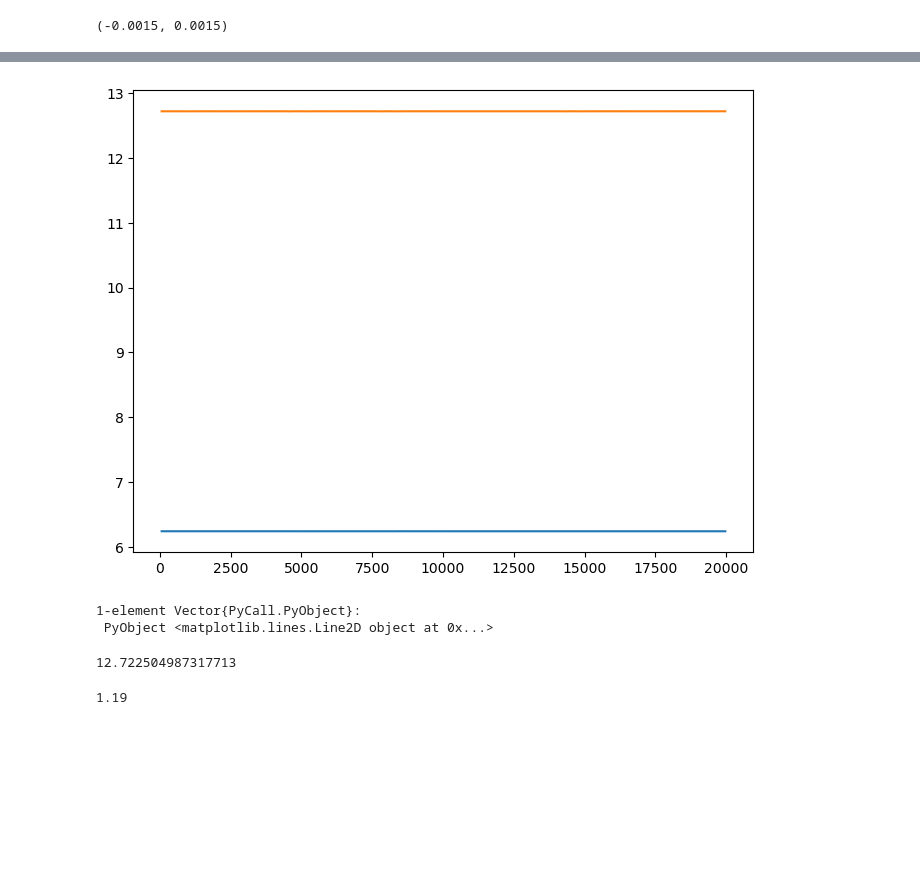
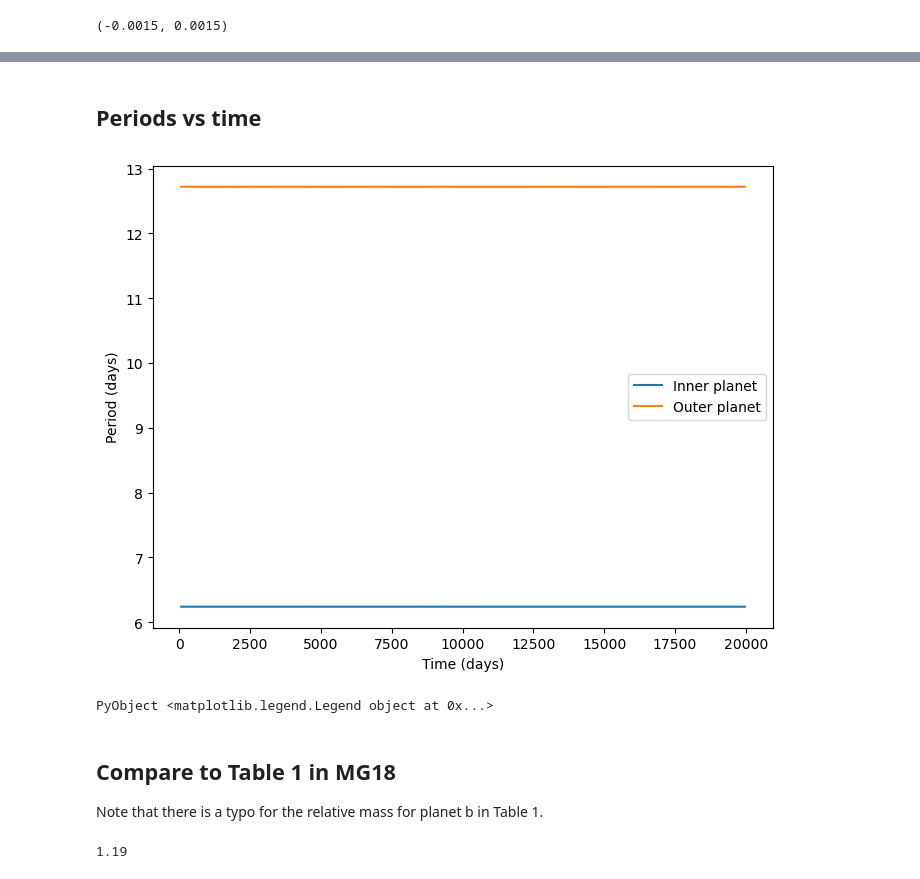
Before and after one commit to tnw-chatc/PeriodicOrbitTTV.jl, a Jupyter notebook: examples/kepler25_reproduce_01.ipynb, the cells around one changed output, grey strips where cells are left out. Cells and saved outputs as stored; diff of their text form; code cells hidden in the pictures; blank space fills up the shorter version.

```diff
--- a/examples/kepler25_reproduce_01.ipynb
+++ b/examples/kepler25_reproduce_01.ipynb
@@ -168,7 +168,6 @@ po_weight = 1e8
 ydata = vcat(fill(0., 9nplanet-1), tt_data[:,3]);
 xdata = fill(0., length(ydata));
 ydata_w = vcat(fill(po_weight, 4nplanet-2), zeros(5nplanet+1), abs2.(1 ./ tt_data[:,4]));
-# ydata_w = vcat(fill(po_weight, 4nplanet-2), zeros(5nplanet+1), fill(abs2.(1 ./ (3. /(24*3600))), 50));
 
 wrapper_residues(_, θ) = residues(θ, [0.], [0.], 2, orbparams, tt_data, scaler)
 
@@ -183,15 +182,8 @@ function llhood_jac(_, θ)
     return jac .* scaler'
 end
 
-# current_optvec = [0.001409115670679096, 0.0002127837898910613, -0.2109527372441074, 2.9252334387466017, 3.2483419244527783, 6.239141712030713, 2.731691662210383e-5, 3.6696072322970227e-5, 2.039143455066162, -0.0014697516319838867, 12.242888276126356] ./ scaler
-
-# fitres = curve_fit(wrapper_residues, llhood_jac, xdata, ydata, ydata_w, current_optvec, lower=lower_bounds, upper=upper_bounds; show_trace=true, maxIter=500);
-# omegas_list = deg2rad.(LinRange(-180, 180, 21)) .+ 0.0010
-
 fitres = try
-    curve_fit(wrapper_residues, llhood_jac, xdata, ydata, ydata_w, current_optvec, lower=lower_bounds, upper=upper_bounds; show_trace=true, maxIter=200);
+    curve_fit(wrapper_residues, llhood_jac, xdata, ydata, ydata_w, current_optvec, lower=lower_bounds, upper=upper_bounds; show_trace=false, maxIter=2000);
 catch e
     @warn e #"An error occurred in trial $i."
 end;
-# @show sum(abs2, fitres.resid)
-# @show fitres.param .* scaler
@@ -449,16 +411,22 @@ ax.plot(times, rem2pi.(lambda_1 - 2lambda_2 + ω1, RoundNearest))
+# %% [markdown]
+## Periods vs time
 # %%
 fig, ax = subplots(figsize=(8,6))
 
-ax.plot(times, P1)
-ax.plot(times, P2)
+ax.plot(times, P1, label="Inner planet")
+ax.plot(times, P2, label="Outer planet")
+
+ax.set_xlabel("Time (days)")
+ax.set_ylabel("Period (days)")
+
+ax.legend()
 # %% [output]
-[figure, old version]
+[figure, new version]
-1-element Vector{PyCall.PyObject}:
- PyObject <matplotlib.lines.Line2D object at 0x...>
+PyObject <matplotlib.legend.Legend object at 0x...>
-# %%
-get_orbital_elements(orbit_1.s, orbit_1.ic)[3].P
-# %% [output]
-12.722504987317713
+# %% [markdown]
+## Compare to Table 1 in MG18
+
+Note that there is a typo for the relative mass for planet b in Table 1.
 # %%
 ME = 5.972e24 # Earth mass (kg)
 MSUN = 1.99e30 # Sun mass (kg)
```
Also changed, not shown: parts of 19 cells of this notebook, 5 other files.
